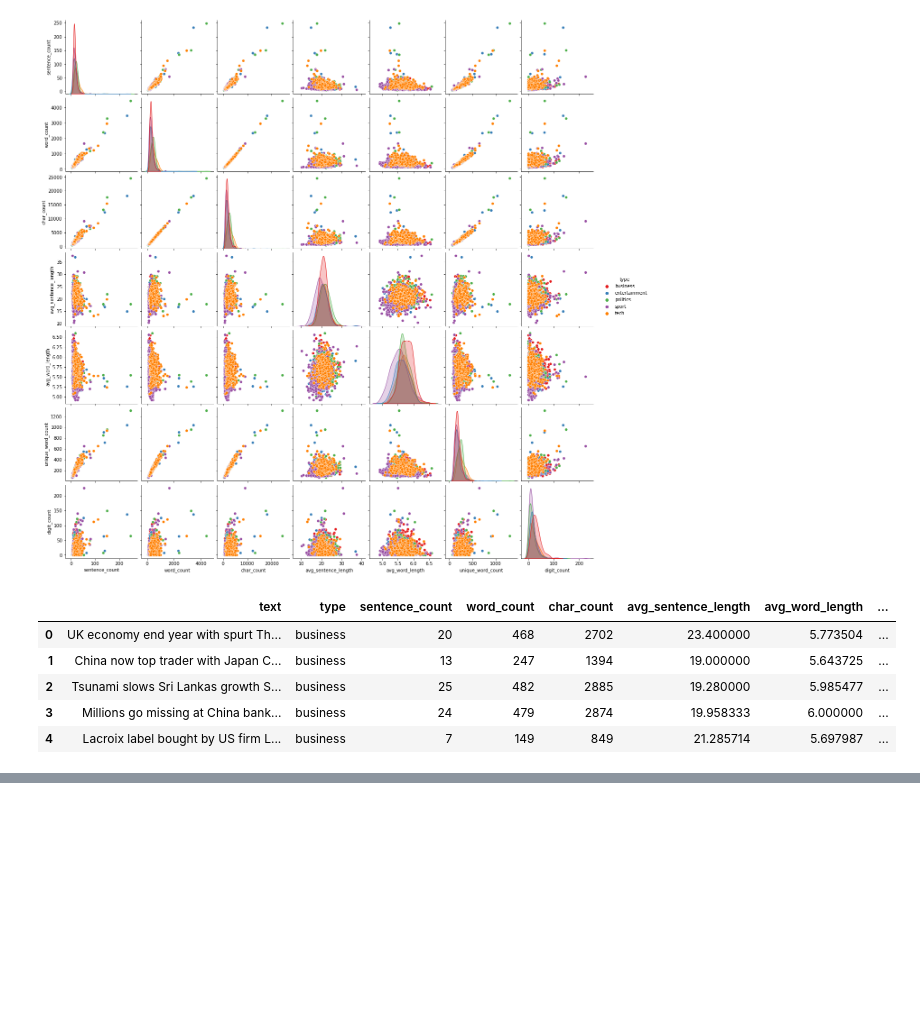
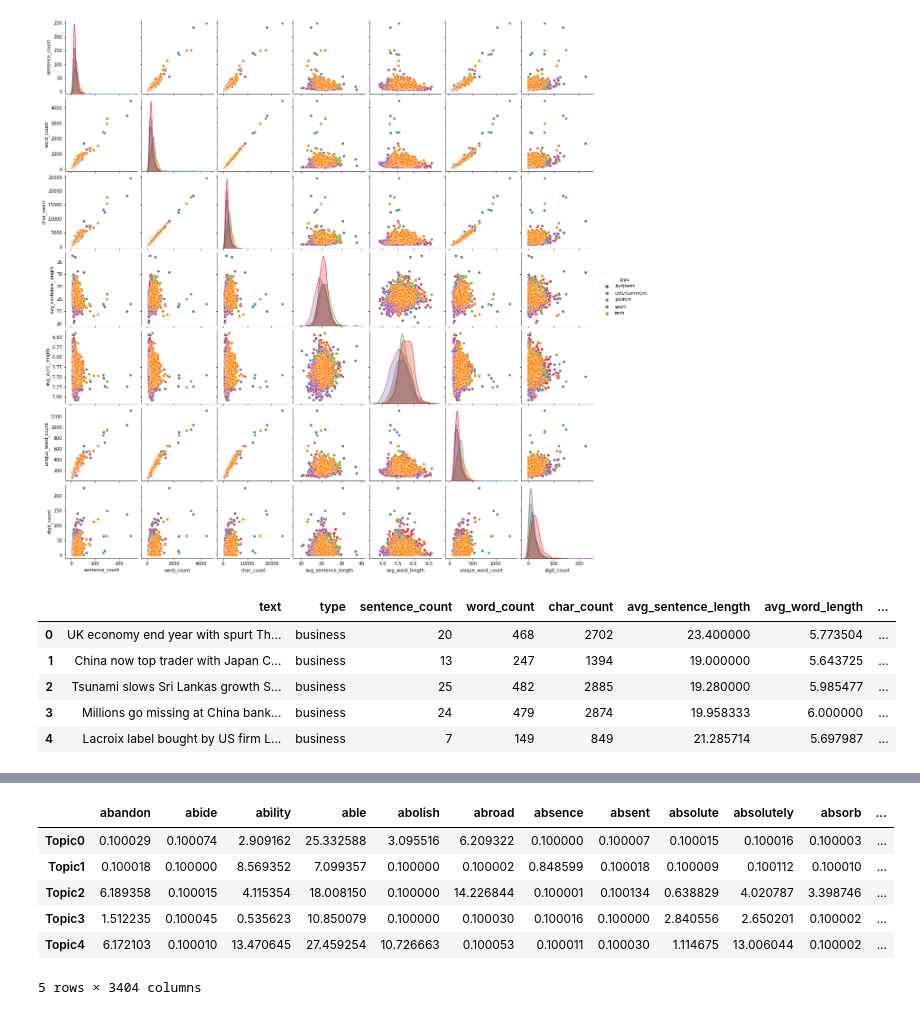
Before and after one commit to harishkollana/Topic-Modeling-on-News-Articles---Clustering, a Jupyter notebook: Topic_Modeling_on_News_Articles_Capstone_Project.ipynb, the cells around one changed output, grey strips where cells are left out. Drawn from its saved outputs; the diff is of its cells as text; code cells hidden in the pictures; blank space fills up the shorter version.

```diff
--- a/Topic_Modeling_on_News_Articles_Capstone_Project.ipynb
+++ b/Topic_Modeling_on_News_Articles_Capstone_Project.ipynb
@@ -677,0 +678,18 @@ topic
+# %%
+# Topic-Keyword Matrix
+df_topic_keywords = pd.DataFrame(best_lda_model.components_)
+
+# Assign Column and Index
+df_topic_keywords.columns = vectorizer.get_feature_names()
+df_topic_keywords.index = topicnames
+
+# View
+df_topic_keywords.head()
+# %% [output]
+|  | abandon | abide | ability | able | abolish | abroad | absence | absent | absolute | absolutely | absorb | ... |
+| Topic0 | 0.100029 | 0.100074 | 2.909162 | 25.332588 | 3.095516 | 6.209322 | 0.100000 | 0.100007 | 0.100015 | 0.100016 | 0.100003 | ... |
+| Topic1 | 0.100018 | 0.100000 | 8.569352 | 7.099357 | 0.100000 | 0.100002 | 0.848599 | 0.100018 | 0.100009 | 0.100112 | 0.100010 | ... |
+| Topic2 | 6.189358 | 0.100015 | 4.115354 | 18.008150 | 0.100000 | 14.226844 | 0.100001 | 0.100134 | 0.638829 | 4.020787 | 3.398746 | ... |
+| Topic3 | 1.512235 | 0.100045 | 0.535623 | 10.850079 | 0.100000 | 0.100030 | 0.100016 | 0.100000 | 2.840556 | 2.650201 | 0.100002 | ... |
+| Topic4 | 6.172103 | 0.100010 | 13.470645 | 27.459254 | 10.726663 | 0.100053 | 0.100011 | 0.100030 | 1.114675 | 13.006044 | 0.100002 | ... |
+5 rows × 3404 columns
```
Also changed, not shown: parts of 61 cells of this notebook.
